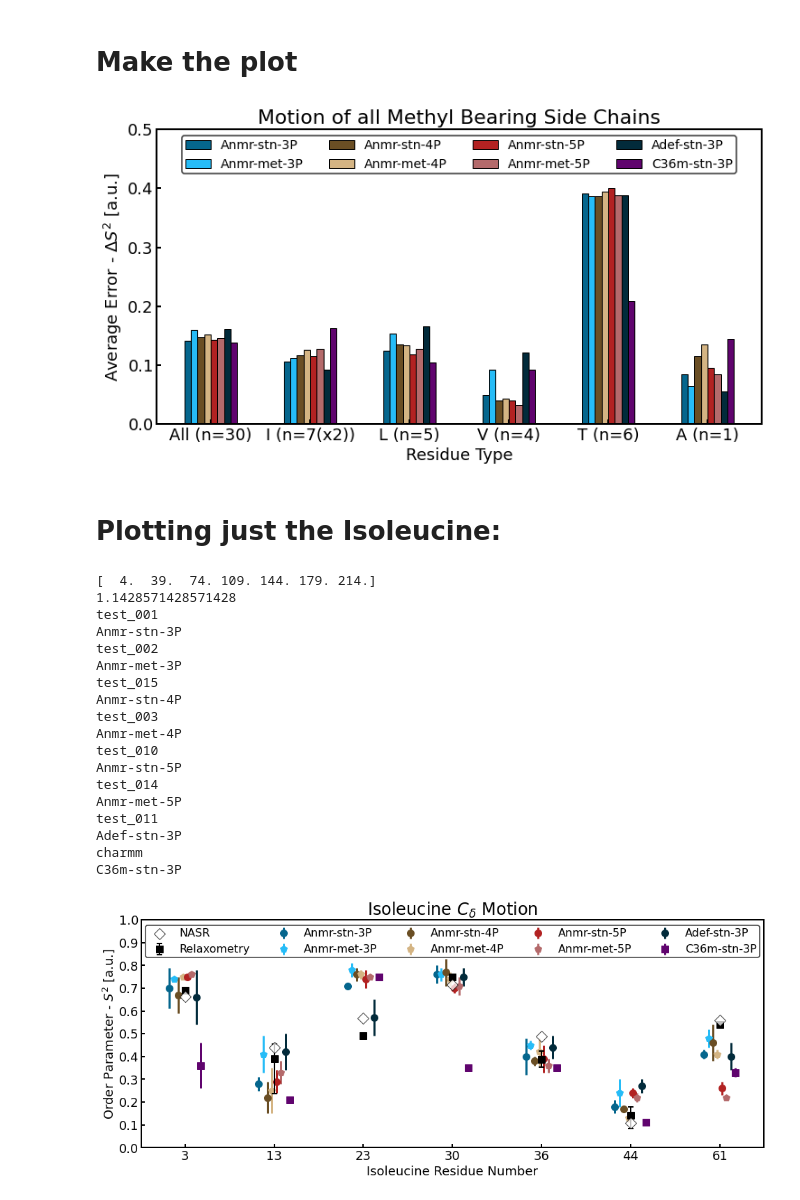
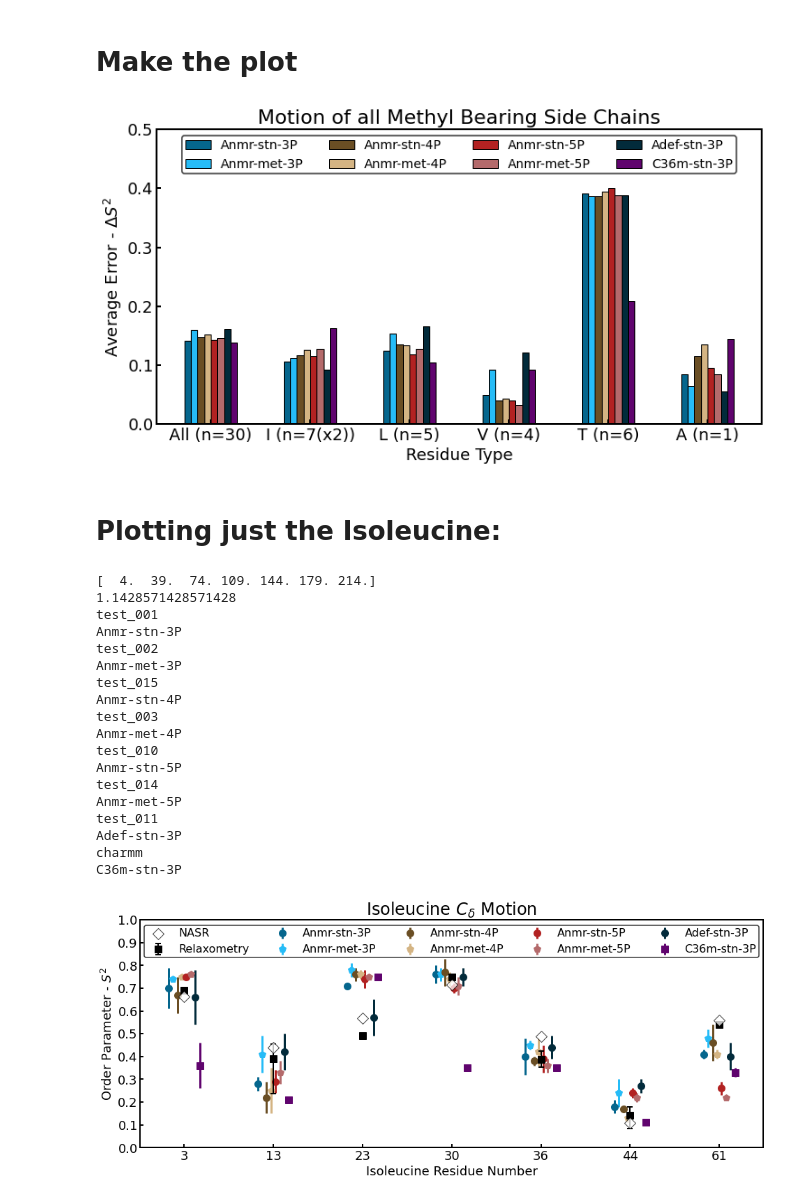
Before and after one commit to rinikerlab/MD_and_NMR_Relaxometry, a Jupyter notebook: analysis/mf/plot_MF_results.ipynb, the cells around one changed output. Cells and saved outputs as stored; diff of their text form; code cells hidden in the pictures.

```diff
--- a/analysis/mf/plot_MF_results.ipynb
+++ b/analysis/mf/plot_MF_results.ipynb
@@ -403,7 +397,7 @@ ax.set_xticks(x)
 ax.set_xticklabels(fuller_labels, fontsize = fontsize)
 
 ax.set_xlabel('Residue Type', fontsize = fontsize)
-ax.set_ylabel('Average Error - $\Delta{}S^2$ [a.u.]', fontsize = fontsize)
+ax.set_ylabel('Average Error - $\Delta{}S^2$', fontsize = fontsize)
 
 ax.set_title('Motion of all Methyl Bearing Side Chains', fontsize = 22)
 
@@ -430,5 +424,5 @@ legend = ax.legend(ncol =4, fontsize=14, loc = 'upper center',
 frame = legend.get_frame()
 frame.set_linewidth(1.5)
 # %% [output]
-[figure, old version]
+[figure, new version]
 # %%
@@ -557,7 +551,7 @@ ax.set_ylim([0, 1])
 ax.set_yticks(np.arange(0, 1.001, 0.1))
 ax.set_yticklabels(np.round(np.arange(0, 1.001, 0.1), 1), fontsize = 18)
 
-ax.set_ylabel('Order Parameter - $S^{2}$ [a.u.]', fontsize = 18)
+ax.set_ylabel('Order Parameter - $S^{2}$', fontsize = 18)
 
 ax.set_title('Isoleucine $C_\delta$ Motion', fontsize = 24)
 
@@ -583,32 +577,32 @@ ax.tick_params(axis="both",direction="in", length = 5, width = 2, labelsize=18)
 #ax.set_position([box.x0, box.y0, box.width * 0.8, box.height])
 
 #ax.legend(ncol=2, fontsize=18, loc = 'upper center',
 #          edgecolor = 'black', fancybox = True, bbox_to_anchor=(1.15, 0.5))
 
 legend = ax.legend(ncol =5, fontsize=16, loc = 'upper center',
           edgecolor = 'black', fancybox = True, borderpad = 0.25)
 
 frame = legend.get_frame()
 frame.set_linewidth(1.5)
 # borderpad
 # %% [output]
 [  4.  39.  74. 109. 144. 179. 214.]
 1.1428571428571428
 test_001
 Anmr-stn-3P
 test_002
 Anmr-met-3P
 test_015
 Anmr-stn-4P
 test_003
 Anmr-met-4P
 test_010
 Anmr-stn-5P
 test_014
 Anmr-met-5P
 test_011
 Adef-stn-3P
 charmm
 C36m-stn-3P
-[figure, old version]
+[figure, new version]
 # %%
```
Also changed, not shown: parts of 5 cells of this notebook, 3 other files.
